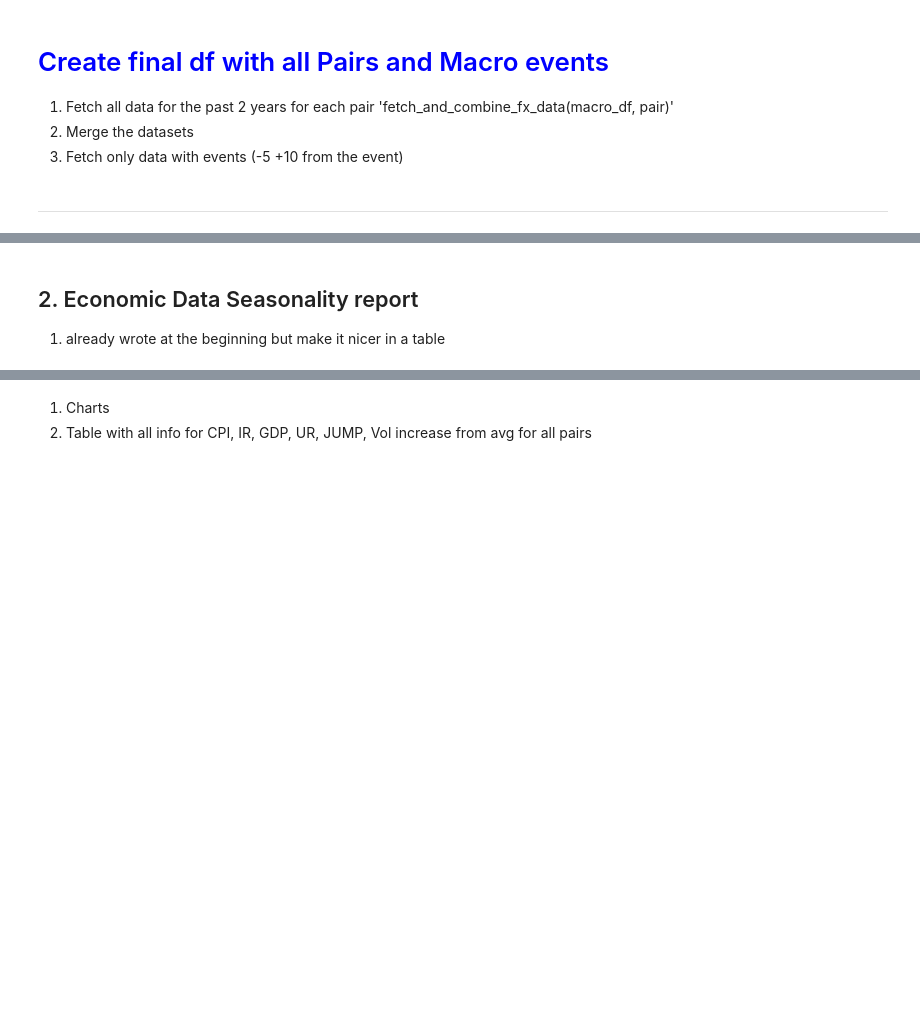
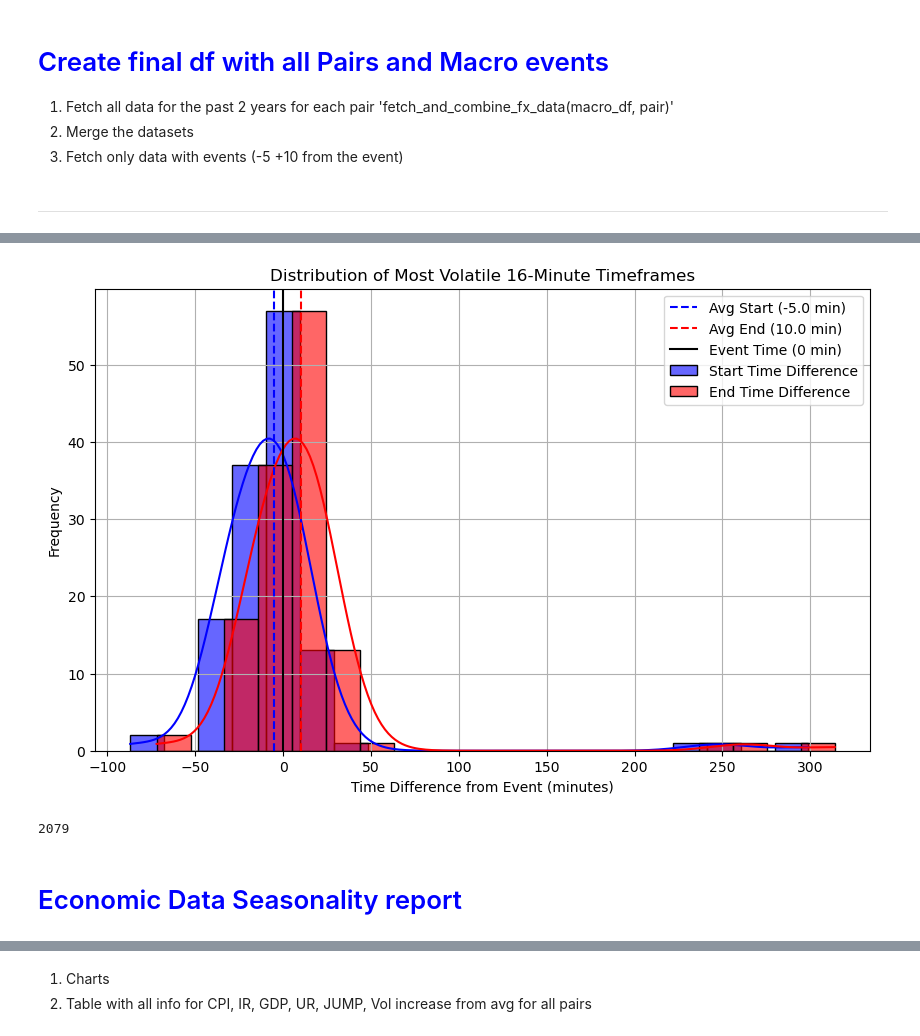
Before and after one commit to Modi1997/FX-HFT-Effects-on-US-Macro-Data, a Jupyter notebook: FX HFT Effects on US Macroeconomic Data Releases.ipynb, the cells around one changed output, grey strips where cells are left out. Drawn from its saved outputs; the diff is of its cells as text; code cells hidden in the pictures; blank space fills up the shorter version.

Commit message:
feat: macro events analysis and plots
Signed-off-by: Mondi <modiosmena@hotmail.com>

```diff
--- a/FX HFT Effects on US Macroeconomic Data Releases.ipynb
+++ b/FX HFT Effects on US Macroeconomic Data Releases.ipynb
@@ -455,16 +582,3 @@ for df in [eur, gbp, cnh]:
-# %%
-# Merge all three dataframes on 'Datetime' index, keeping only matching timestamps
-merged_df = eur.merge(gbp, left_index=True, right_index=True, how="inner") \
-               .merge(cnh, left_index=True, right_index=True, how="inner")
-
-# Ensure the index is in datetime format
-merged_df.index = pd.to_datetime(merged_df.index, format="%d/%m/%Y %H:%M")
-
-# Sort the merged DataFrame by 'Datetime' index
-merged_df.sort_index(inplace=True)
-
-# all data for 126 events from March of 2023 until February 2025
-data = extract_relevant_fx_data(merged_df, macro_df)
 # %% [markdown]
 -----------
 # %% [markdown]
@@ -497,24 +585,0 @@ macro_df.tail(20)
-# %%
-event_dates = {"GDP": "2024-12-19",  # add hours and minutes somehow
-               "PCE": "2024-12-20",
-               "PMI": "2025-01-02",
-               "UNRATE": "2025-01-10",
-               "INTR": "2025-01-29",
-               "CPI": "2025-02-12"
-               }
-pairs = ["USDEUR", "USDCNH", "USDGBP"]
-
-api_request_limitation_rest = 1
-
-for event, date in event_dates.items():
-    for pair in pairs:
-        api_request_limitation_rest += 1
-        if api_request_limitation_rest % 5==0:
-            time.sleep(70)
-        df = calculate_volatility(polygon_get_fx_data(pair, "minute", date, date))
-        df['Volatility'] = pd.to_numeric(df['Volatility'], errors='coerce')
-        df['Rolling_Volatility'] = df['Volatility'].rolling(window=16, min_periods=1).sum()
-        end_time = df['Rolling_Volatility'].idxmax()
-        start_time = end_time - pd.Timedelta(minutes=16)
-        print(f"Most volatile timeframe for {pair} during {event} on {date}: {start_time} - {end_time}")
-    print("\n")
@@ -538,0 +586,3 @@ Most volatile timeframe for USDGBP during CPI on 2025-02-12: 2025-02-12 13:29:00
+# %%
+# all data for 126 events from March of 2023 until February 2025
+df = extract_relevant_fx_data(merged_df, macro_df)
@@ -539,3 +654,12 @@ Most volatile timeframe for USDGBP during CPI on 2025-02-12: 2025-02-12 13:29:00
+# %%
+plot_time_differences(time_differences, avg_start, avg_end)
+# %% [output]
+[figure, added]
+# %%
+# Final dataframe after event time analysis
+final_data = extract_relevant_fx_data(merged_df, macro_df)
+len(final_data)
+# %% [output]
+2079
 # %% [markdown]
-## 2. Economic Data Seasonality report
-1. already wrote at the beginning but make it nicer in a table
+#  <span style="color:blue"> Economic Data Seasonality report </span>
```
Also changed, not shown: parts of 22 cells of this notebook, 3 other files.
